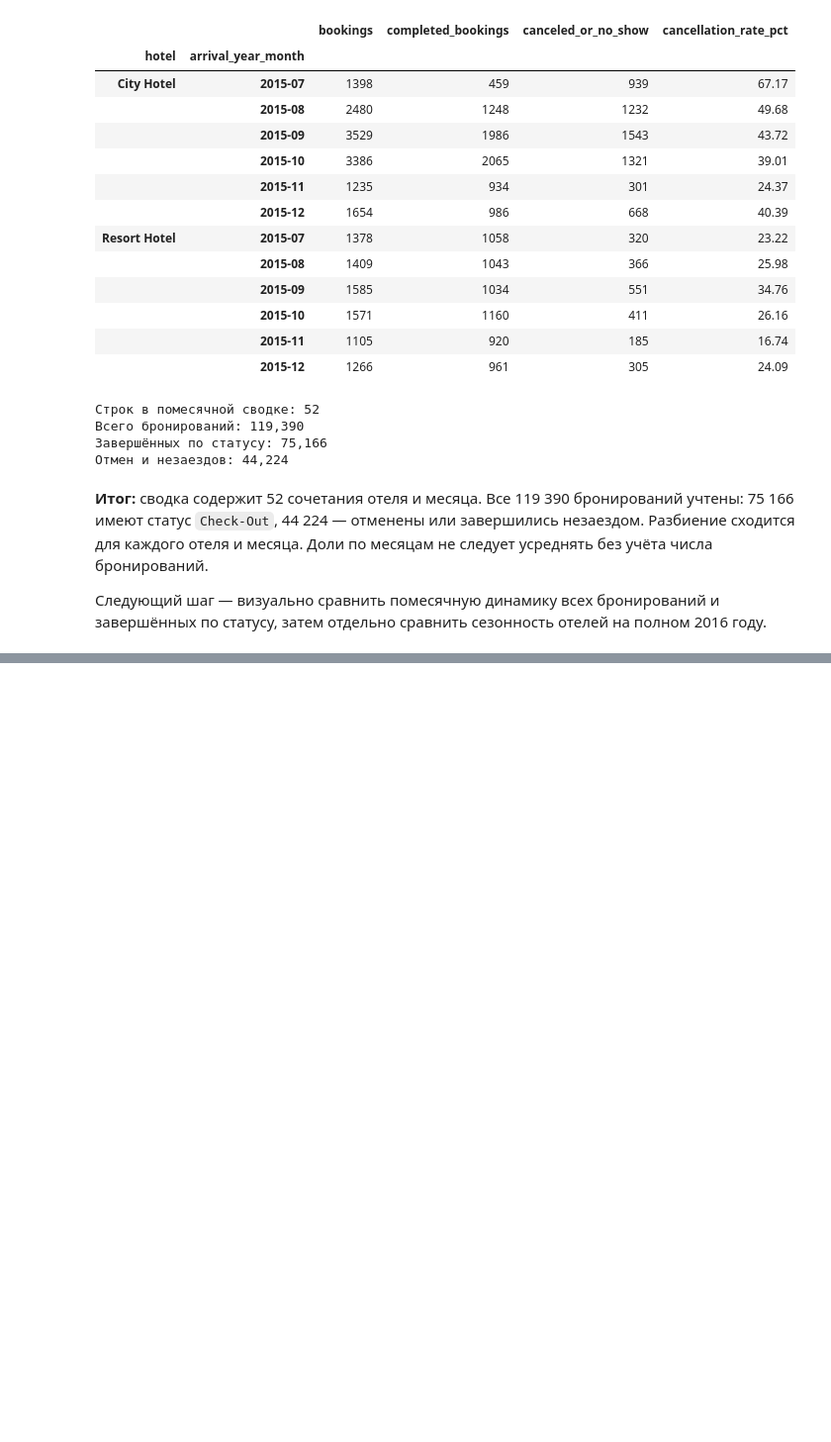
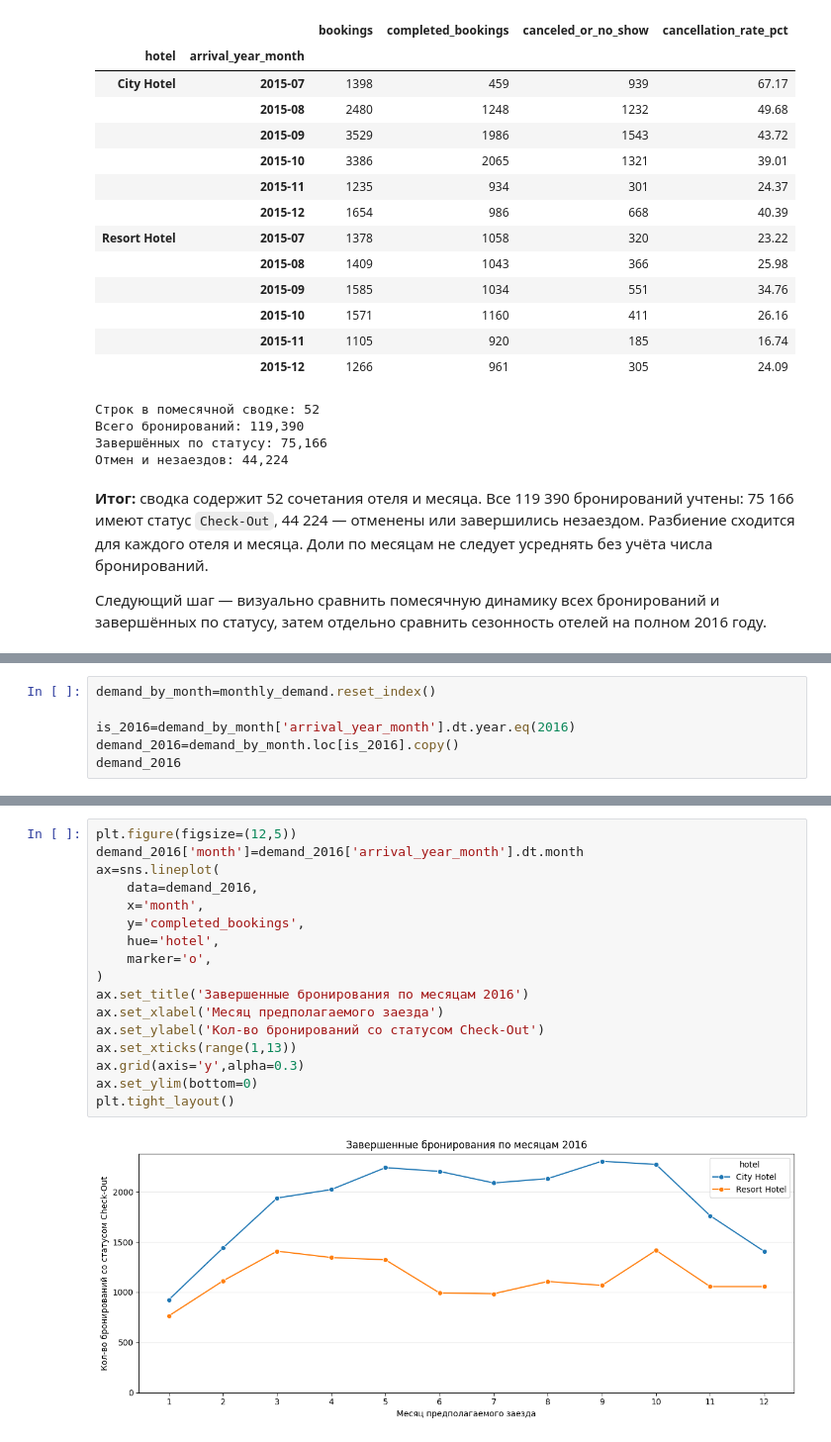
Before and after one commit to prodavec-svg/Hotel_EDA, a Jupyter notebook: notebooks/01_hotel_eda.ipynb, the cells around one changed output, grey strips where cells are left out. Shown at 99% size. Cells and saved outputs as stored; diff of their text form; blank space fills up the shorter version.

```diff
--- a/notebooks/01_hotel_eda.ipynb
+++ b/notebooks/01_hotel_eda.ipynb
@@ -1151,0 +1163,6 @@ plt.tight_layout()
+# %%
+demand_by_month=monthly_demand.reset_index()
+
+is_2016=demand_by_month['arrival_year_month'].dt.year.eq(2016)
+demand_2016=demand_by_month.loc[is_2016].copy()
+demand_2016
@@ -1151,0 +1187,19 @@ plt.tight_layout()
+# %%
+plt.figure(figsize=(12,5))
+demand_2016['month']=demand_2016['arrival_year_month'].dt.month
+ax=sns.lineplot(
+    data=demand_2016,
+    x='month',
+    y='completed_bookings',
+    hue='hotel',
+    marker='o',
+)
+ax.set_title('Завершенные бронирования по месяцам 2016')
+ax.set_xlabel('Месяц предполагаемого заезда')
+ax.set_ylabel('Кол-во бронирований со статусом Check-Out')
+ax.set_xticks(range(1,13))
+ax.grid(axis='y',alpha=0.3)
+ax.set_ylim(bottom=0)
+plt.tight_layout()
+# %% [output]
+[figure, added]
```
Also changed, not shown: parts of 59 cells of this notebook, 2 other files.
